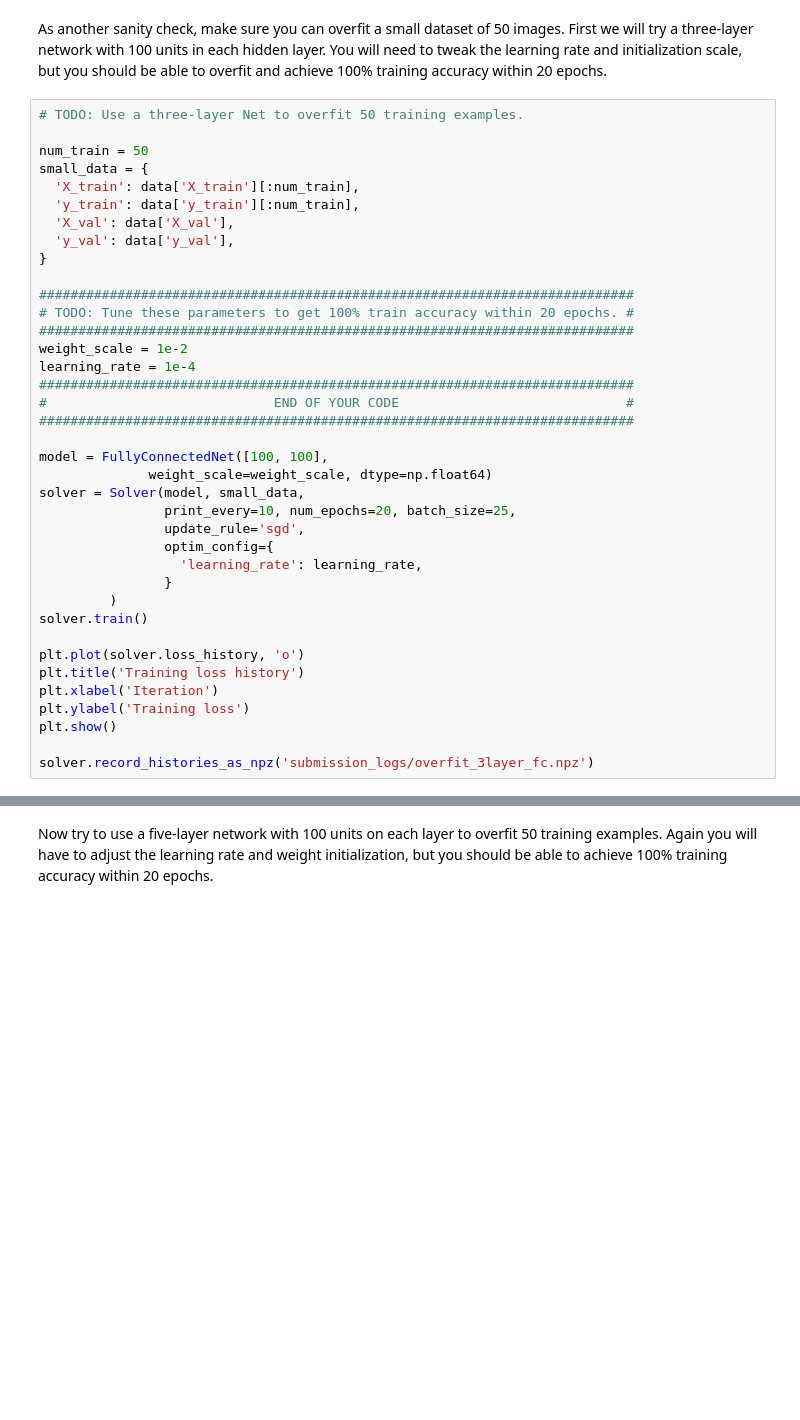
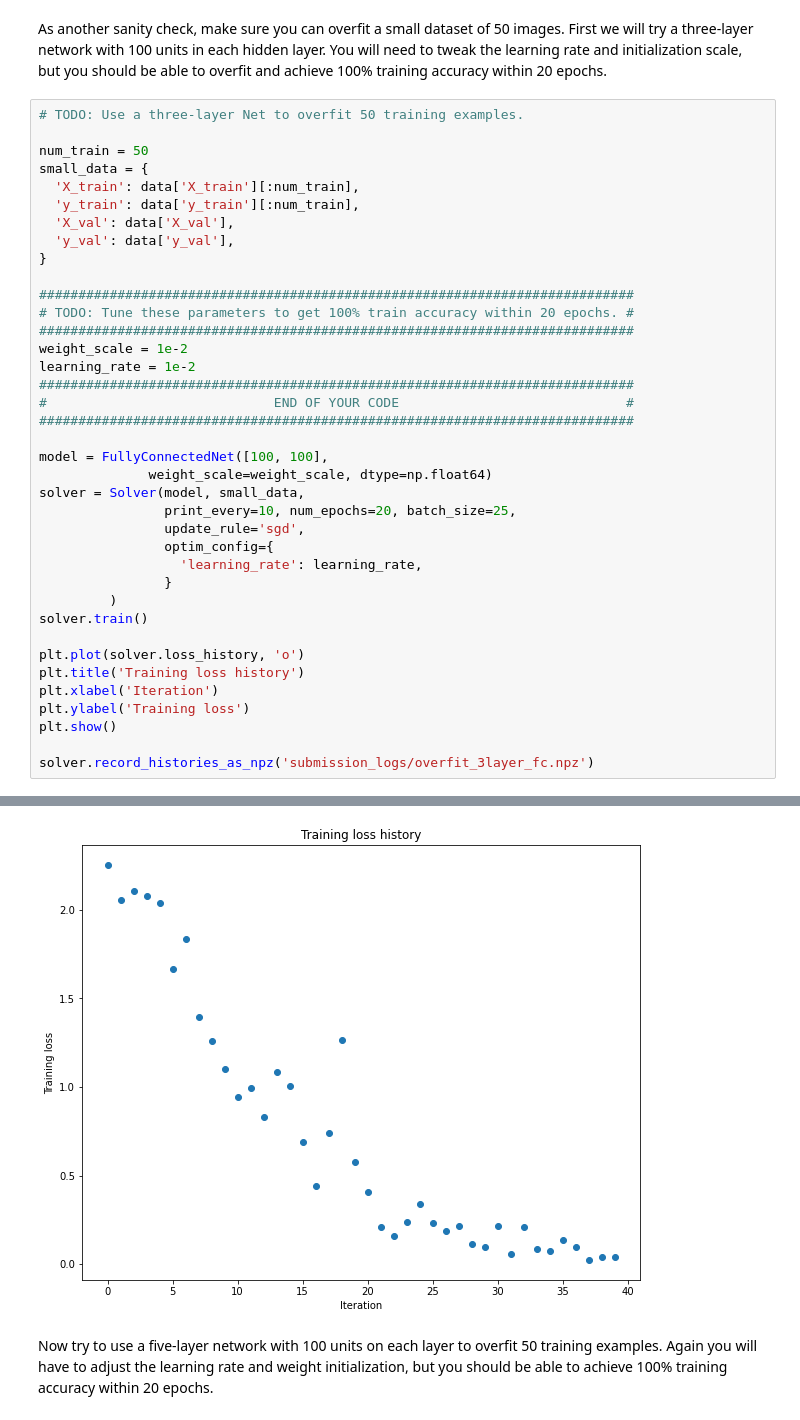
Before and after one commit to WenhaoP/cs182_hw1_student, a Jupyter notebook: FullyConnectedNets.ipynb, the cells around one changed output, grey strips where cells are left out. Drawn from its saved outputs; the diff is of its cells as text; blank space fills up the shorter version.

```diff
--- a/FullyConnectedNets.ipynb
+++ b/FullyConnectedNets.ipynb
@@ -398,7 +435,7 @@ small_data = {
 # TODO: Tune these parameters to get 100% train accuracy within 20 epochs. #
 ############################################################################
 weight_scale = 1e-2
-learning_rate = 1e-4
+learning_rate = 1e-2
 ############################################################################
 #                             END OF YOUR CODE                             #
 ############################################################################
@@ -421,3 +458,4 @@ plt.ylabel('Training loss')
 plt.show()
 
 solver.record_histories_as_npz('submission_logs/overfit_3layer_fc.npz')
+# %% [output]
@@ -424,3 +479,4 @@ solver.record_histories_as_npz('submission_logs/overfit_3layer_fc.npz')
+[figure, added]
 # %% [markdown]
 Now try to use a five-layer network with 100 units on each layer to overfit 50 training examples. Again you will have to adjust the learning rate and weight initialization, but you should be able to achieve 100% training accuracy within 20 epochs.
 # %%
```
Also changed, not shown: parts of 12 cells of this notebook, 2 other files.
